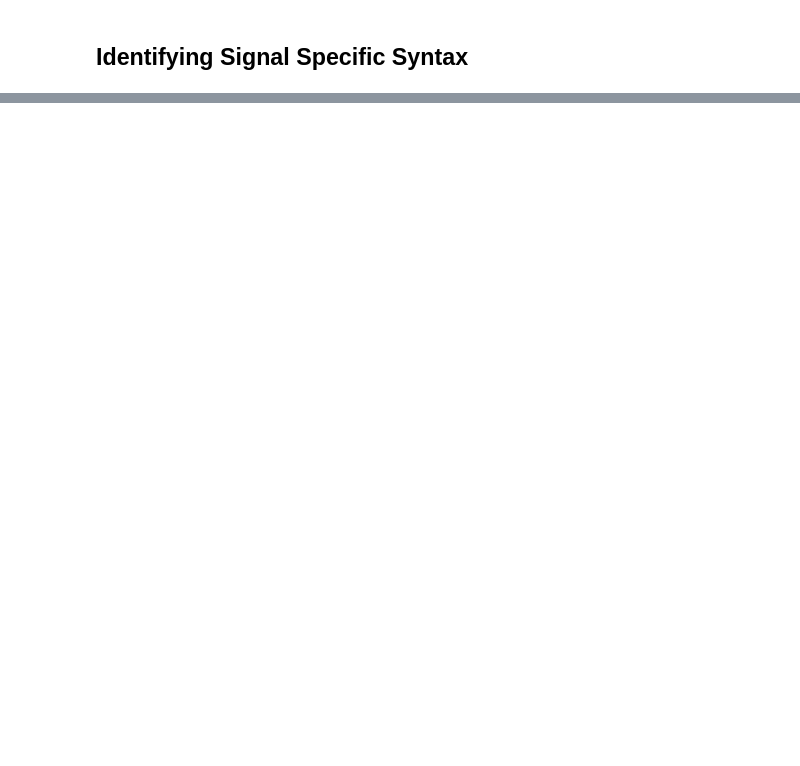
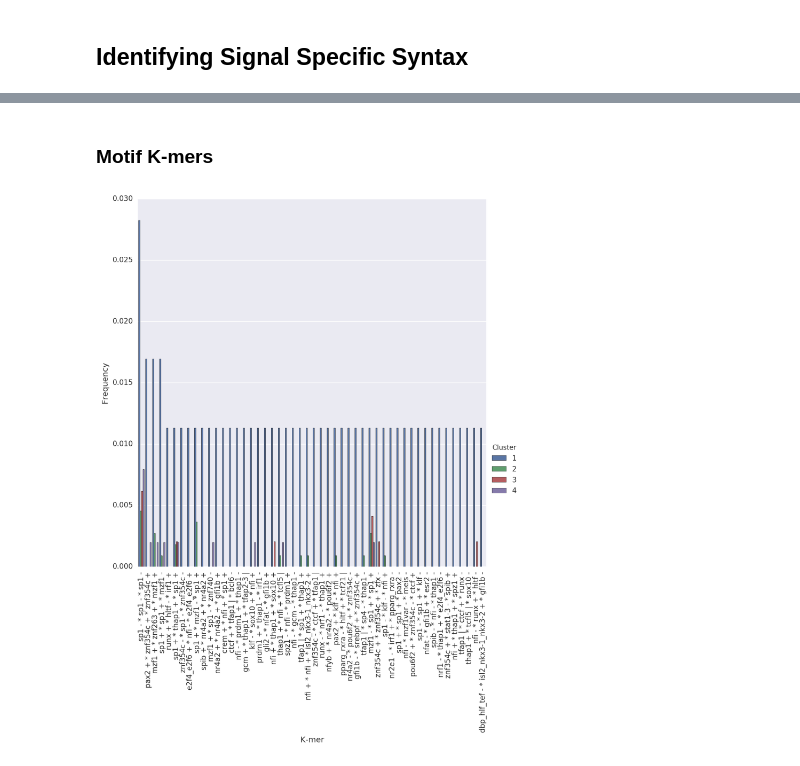
Before and after one commit to jenhantao/ipython-notebooks, a Jupyter notebook: Signals Analysis.ipynb, the cells around one changed output, grey strips where cells are left out. Cells and saved outputs as stored; diff of their text form; code cells hidden in the pictures; blank space fills up the shorter version.

```diff
--- a/Signals Analysis.ipynb
+++ b/Signals Analysis.ipynb
@@ -666,0 +698,15 @@ id_sequence_array_dict = dict(zip(id_list, sequence_array_list))
+# %%
+id_motif_sequence_dict = pickle.load(open('./id_motif_sequence_dict.pickle', 'rb'))
+# %%
+cluster_id_dict = {}
+for cluster in cluster_genes_dict:
+    cluster_genes = cluster_genes_dict[cluster]
+#     cluster_seq_ids = [gene_id_dict[g] for g in cluster_genes]
+    cluster_seq_ids = []
+    print(cluster)
+    print(len(cluster_genes), len(set(cluster_genes)))
+    for g in cluster_genes:
+        if g in gene_id_dict:
+            cluster_seq_ids.append(gene_id_dict[g])
+    cluster_id_dict[cluster] = cluster_seq_ids
+    print(len(cluster_seq_ids), len(set(cluster_seq_ids)))
@@ -666,0 +726,2 @@ id_sequence_array_dict = dict(zip(id_list, sequence_array_list))
+# %% [markdown]
+### Motif K-mers
@@ -666,0 +755,26 @@ id_sequence_array_dict = dict(zip(id_list, sequence_array_list))
+# %%
+frame = pd.DataFrame({'K-mer':kmer_list,
+                      'Cluster':cluster_list,
+                      'Frequency':frequency_list})
+# %%
+frame.sort('Frequency', ascending=False, inplace = True)
+num_kmers_to_show = 50
+kmers_to_show = set()
+ordered_kmers = frame['K-mer'].values
+counter = 0
+while len(kmers_to_show) < num_kmers_to_show and counter < len(ordered_kmers):
+    candidate = ordered_kmers[counter]
+#     if 'ap-1' in candidate and 'cebp' in candidate:
+    kmers_to_show.add(ordered_kmers[counter])
+    counter +=1
+# %%
+sns.factorplot(data = frame[frame['K-mer'].isin(kmers_to_show)],
+               x='K-mer',
+               y = 'Frequency',
+               hue = 'Cluster',
+               kind='bar',
+               hue_order=[1,2,3,4],
+               size=8)
+plt.xticks(rotation = 90);
+# %% [output]
+[figure, added]
```
Also changed, not shown: parts of 37 cells of this notebook.
